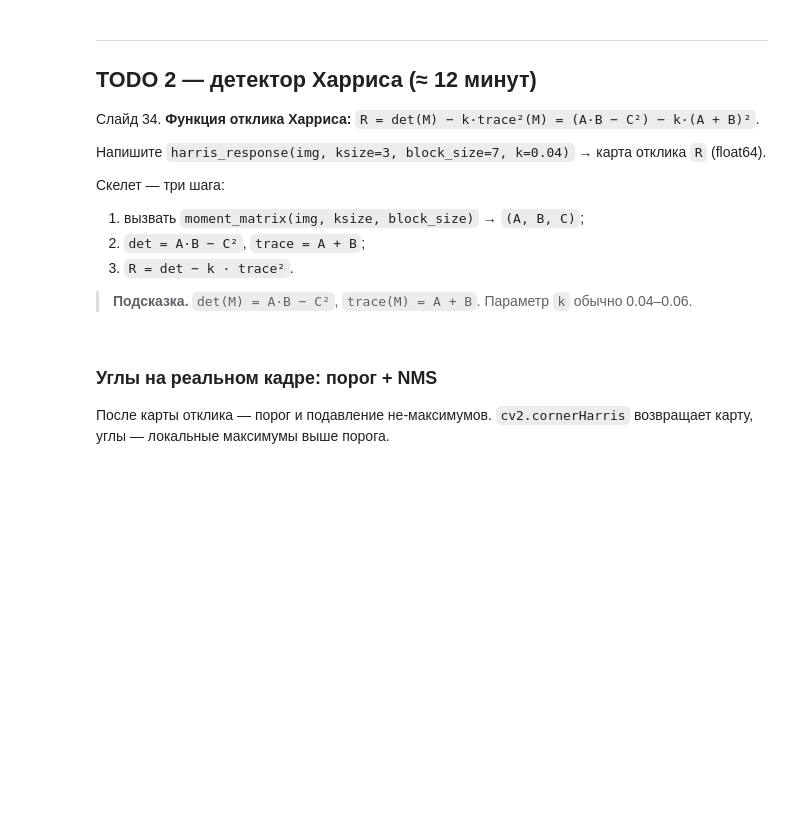
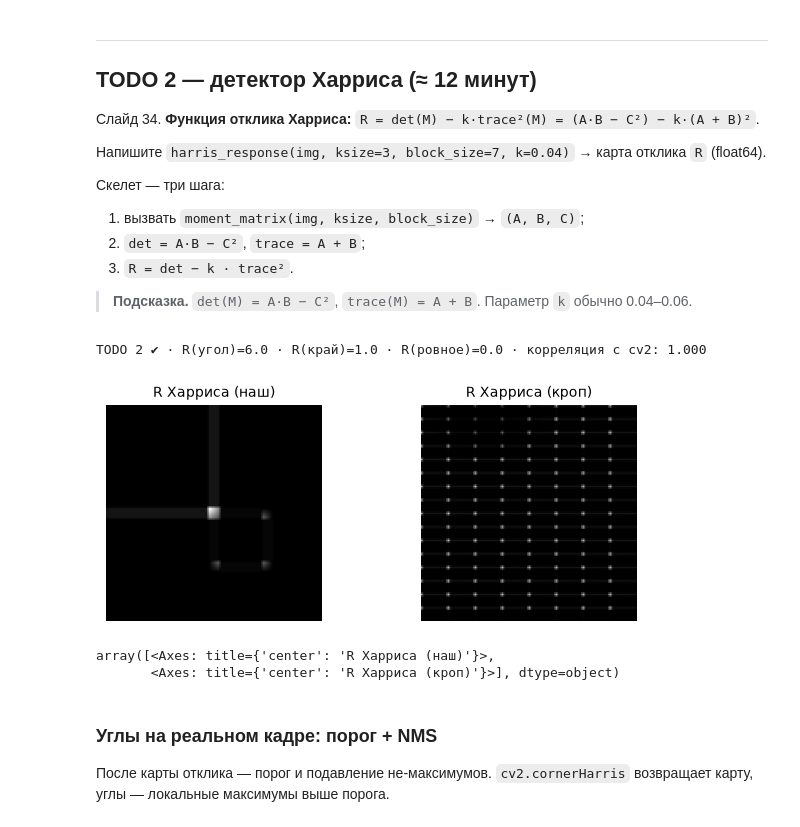
Before and after one commit to Arinapakalova/iu-intro-cv-clone, a Jupyter notebook: labs/lab08-feature/lab08.ipynb, the cells around one changed output. Cells and saved outputs as stored; diff of their text form; code cells hidden in the pictures; blank space fills up the shorter version.

```diff
--- a/labs/lab08-feature/lab08.ipynb
+++ b/labs/lab08-feature/lab08.ipynb
@@ -170,9 +186,17 @@ def moment_matrix(img, ksize=3, block_size=7):
     """Структурный тензор: (A, B, C) где M = [[A, C], [C, B]], усреднение по окну."""
     # ───────────────────────── ВАШ КОД ─────────────────────────
     # 6–8 строк: float64; Sobel x и y; квадраты и произведение; boxFilter по окну; return (A, B, C)
-    raise NotImplementedError("TODO 1")
+    img = img.astype(np.float64) / img.max()
+    Ix = cv2.Sobel(img,cv2.CV_64F,1,0,ksize=ksize)
+    Iy = cv2.Sobel(img,cv2.CV_64F,0,1,ksize=ksize)
+    Ix2 = Ix * Ix
+    Iy2 = Iy * Iy
+    Ixy = Ix * Iy
+    A = cv2.boxFilter(Ix2, ddepth=-1, ksize=(block_size, block_size), normalize=True)
+    B = cv2.boxFilter(Iy2, ddepth=-1, ksize=(block_size, block_size), normalize=True)
+    C = cv2.boxFilter(Ixy, ddepth=-1, ksize=(block_size, block_size), normalize=True)
+    return A, B, C
     # ───────────────────────────────────────────────────────────
-
 
 A, B, C = moment_matrix(corner_img)
 assert A.shape == corner_img.shape and B.shape == corner_img.shape and C.shape == corner_img.shape, "формы должны совпадать с входом"
@@ -204,27 +230,36 @@ print("TODO 1 ✔ · угол: A+B=%.1f · край: A+B=%.1f · ровное: A
 # %%
 def harris_response(img, ksize=3, block_size=7, k=0.04):
     """Функция отклика Харриса: R = det(M) − k·trace²(M)."""
     # ───────────────────────── ВАШ КОД ─────────────────────────
     # 4–5 строк: moment_matrix; det; trace; R = det − k·trace²; return R
-    raise NotImplementedError("TODO 2")
+    A, B, C = moment_matrix(img, ksize, block_size)
+    det_m = A * B - C**2
+    trace = A + B
+    R = det_m - k * trace**2
+    return R
     # ───────────────────────────────────────────────────────────
 
 
 R = harris_response(corner_img)
 assert R.shape == corner_img.shape and R.dtype == np.float64, "карта отклика — того же размера, float64"
 R_corner = R[64, 64]
 R_flat = R[110, 20]
 R_edge = R[96, 64]
 assert R_corner > 0, "на углу R > 0 (corner)"
 assert R_flat <= R_corner, "на ровном участке R не больше, чем на углу"
 crop_f32 = np.float32(crop)
 R_mine = harris_response(crop, ksize=3, block_size=3, k=0.04)
 R_cv = cv2.cornerHarris(crop_f32, blockSize=3, ksize=3, k=0.04)
 corr = np.corrcoef(R_mine.ravel(), R_cv.ravel())[0, 1]
 assert corr > 0.9, "корреляция с cv2.cornerHarris должна быть > 0.9 (сейчас %.3f)" % corr
 print("TODO 2 ✔ · R(угол)=%.1f · R(край)=%.1f · R(ровное)=%.1f · корреляция с cv2: %.3f" % (R_corner, R_edge, R_flat, corr))
 viz.grid({"R Харриса (наш)": np.abs(R) / (np.abs(R).max() + 1e-9),
           "R Харриса (кроп)": np.abs(R_mine) / (np.abs(R_mine).max() + 1e-9)}, cols=2, size=3.4)
+# %% [output]
+TODO 2 ✔ · R(угол)=6.0 · R(край)=1.0 · R(ровное)=0.0 · корреляция с cv2: 1.000
+[figure, added]
+array([<Axes: title={'center': 'R Харриса (наш)'}>,
+       <Axes: title={'center': 'R Харриса (кроп)'}>], dtype=object)
 # %% [markdown]
 ### Углы на реальном кадре: порог + NMS
 
```
Also changed, not shown: parts of 12 cells of this notebook, 9 other files.
